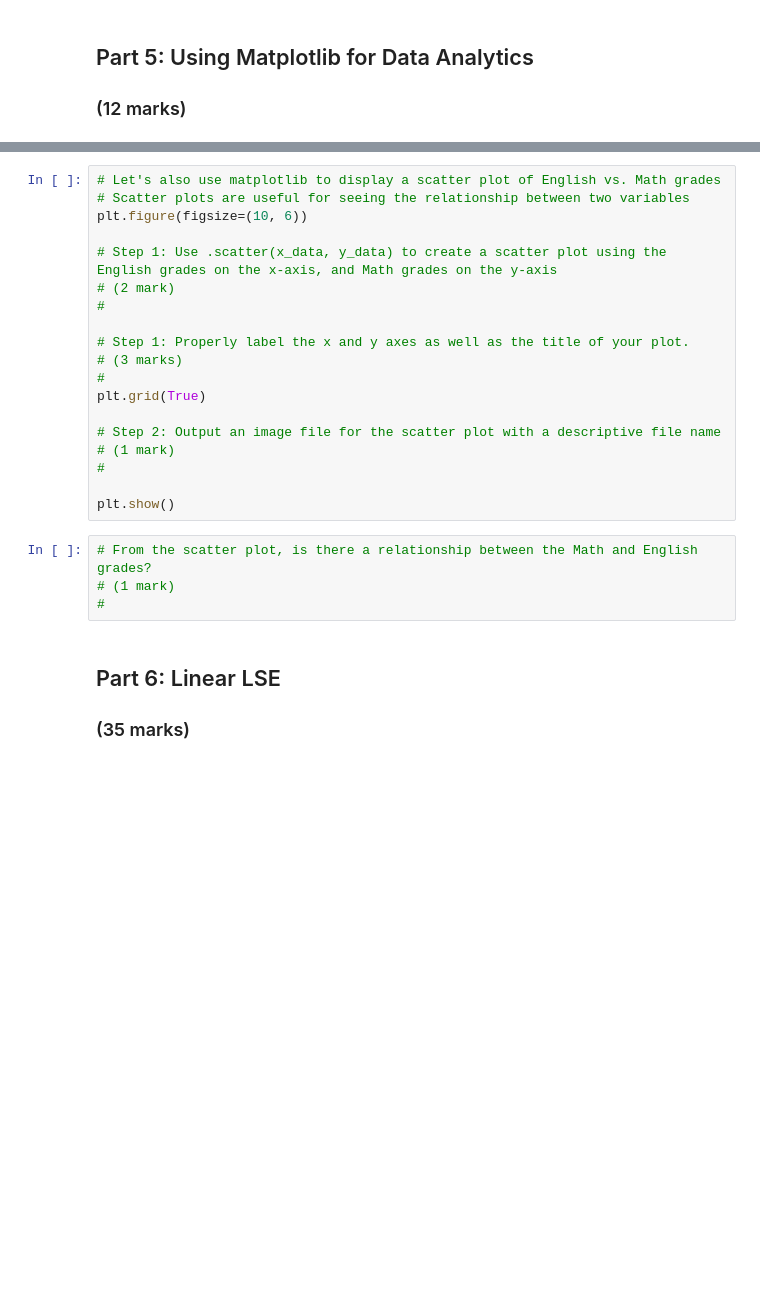
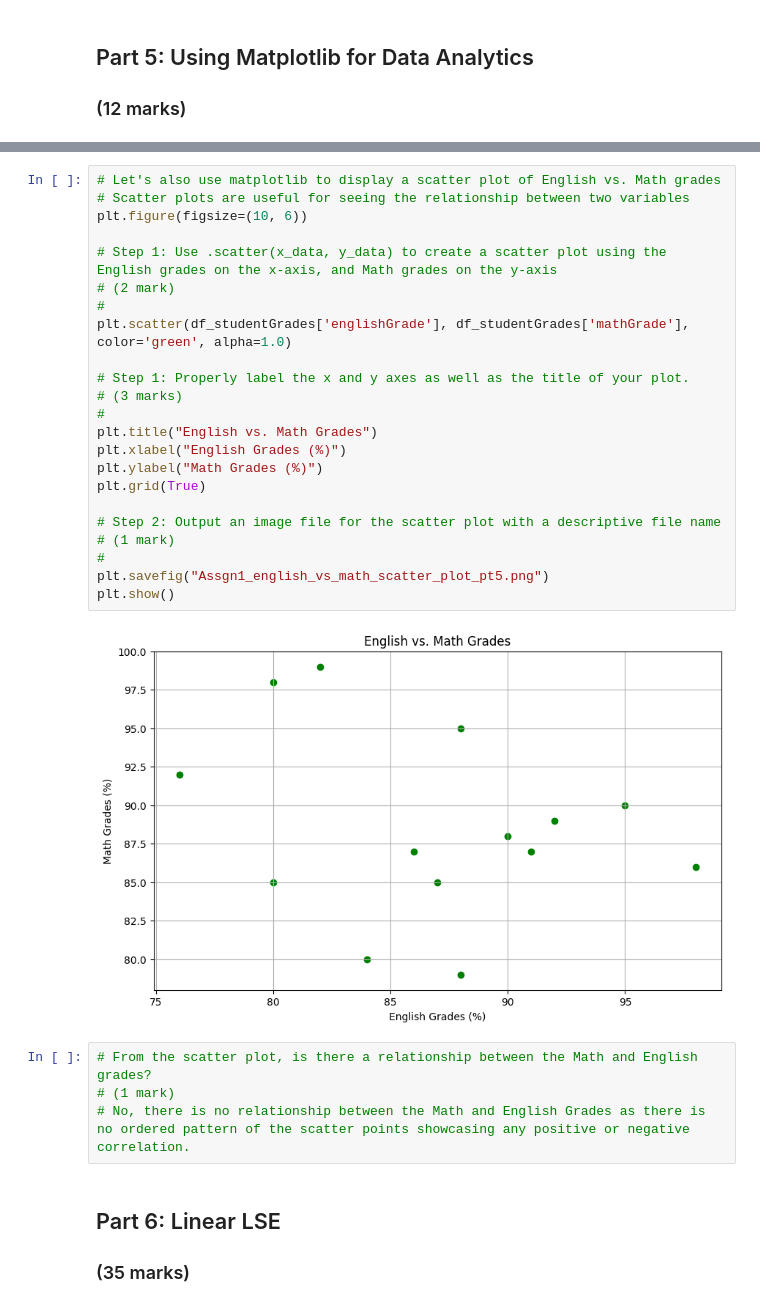
Before and after one commit to hannaginther/ENGG680_2025_Fall, a Jupyter notebook: Lab_Assignment1/Assignment1.ipynb, the cells around one changed output, grey strips where cells are left out. Saved outputs shown, nothing was run; the diff lists cells and outputs as text; blank space fills up the shorter version.

```diff
--- a/Lab_Assignment1/Assignment1.ipynb
+++ b/Lab_Assignment1/Assignment1.ipynb
@@ -547,26 +556,32 @@ plt.show()
 # %%
 # Let's also use matplotlib to display a scatter plot of English vs. Math grades
 # Scatter plots are useful for seeing the relationship between two variables
 plt.figure(figsize=(10, 6))
 
 # Step 1: Use .scatter(x_data, y_data) to create a scatter plot using the English grades on the x-axis, and Math grades on the y-axis
 # (2 mark)
 #
+plt.scatter(df_studentGrades['englishGrade'], df_studentGrades['mathGrade'], color='green', alpha=1.0)
 
 # Step 1: Properly label the x and y axes as well as the title of your plot.
 # (3 marks)
 #
+plt.title("English vs. Math Grades")
+plt.xlabel("English Grades (%)")
+plt.ylabel("Math Grades (%)")
 plt.grid(True)
 
 # Step 2: Output an image file for the scatter plot with a descriptive file name
 # (1 mark)
 #
-
+plt.savefig("Assgn1_english_vs_math_scatter_plot_pt5.png")
 plt.show()
+# %% [output]
+[figure, added]
 # %%
 # From the scatter plot, is there a relationship between the Math and English grades?
 # (1 mark)
-#
+# No, there is no relationship between the Math and English Grades as there is no ordered pattern of the scatter points showcasing any positive or negative correlation.
 # %% [markdown]
 ## Part 6: Linear LSE
 ### (35 marks)
```
Also changed, not shown: parts of 2 cells of this notebook.
